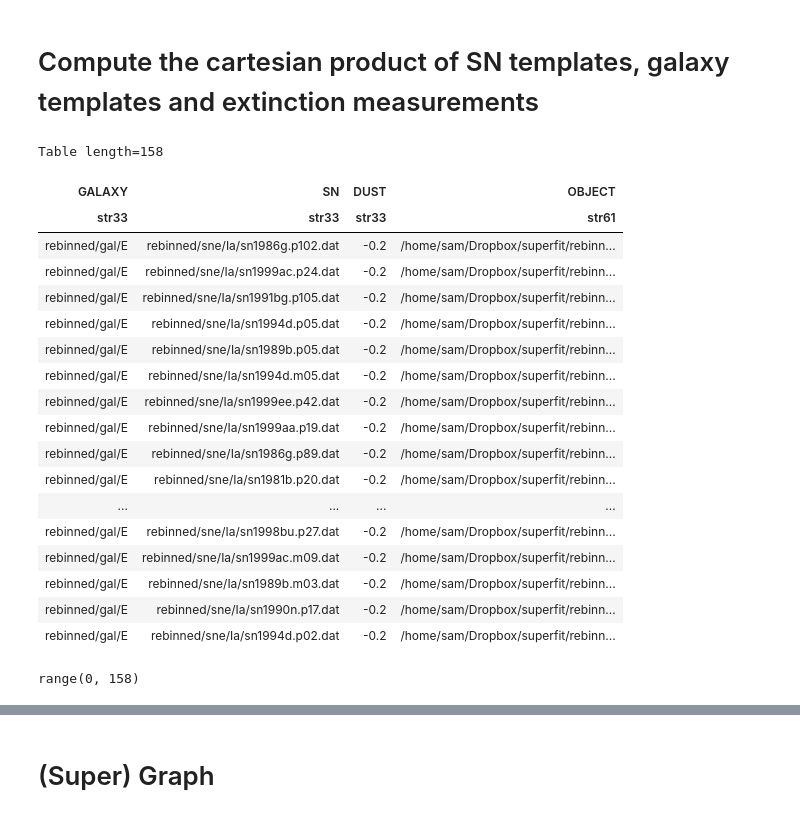
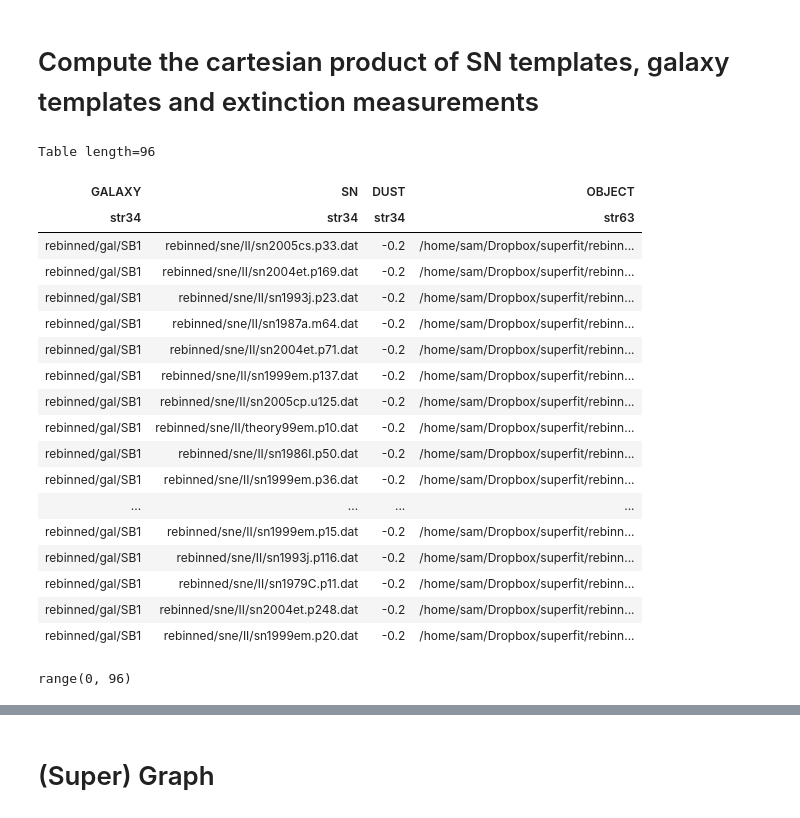
Before and after one commit to oyaron/NGSF, a Jupyter notebook: BFF.ipynb, the cells around one changed output, grey strips where cells are left out. Drawn from its saved outputs; the diff is of its cells as text; code cells hidden in the pictures.

```diff
--- a/BFF.ipynb
+++ b/BFF.ipynb
@@ -216,47 +216,48 @@ templates_dust = np.array([-0.2, 0.1])
 ## Truncate templates SN, HG
 # %%
 #Truncate the SN
-templates_sn_trunc = select_templates(templates_sn, ['/Ia/'])
+templates_sn_trunc = select_templates(templates_sn, ['/II/'])
 #templates_sn_trunc = select_templates(templates_sn, ['/Ib/','/Ic/'])
 
 #Truncate the host galaxy
-templates_gal_trunc = select_templates(templates_gal, ['/E'])
+#templates_gal_trunc = select_templates(templates_gal, ['/E', '/S0', '/Sa','/SB1','/SB2','/SB3','/SB4','/SB5','/SB6'])
+templates_gal_trunc = select_templates(templates_gal, ['/SB1'])
 # %% [markdown]
 # Compute the cartesian product of SN templates, galaxy templates and extinction measurements
 # %%
 cartesian_product_all=cartesian_product(*[templates_gal_trunc[:1], templates_sn_trunc, templates_dust[:1]])
 cartesian_product_all=table.Table(cartesian_product_all, names=('GALAXY', 'SN', 'DUST'))
 
 #In brakets here is the number of template I'm using to match
-cartesian_product_all['OBJECT']=["/home/sam/Dropbox/superfit/rebinned/combined/sn1991t.p15.Ia.E"]
+cartesian_product_all['OBJECT']=["/home/sam/Dropbox/superfit/rebinned/combined/sn1979C.p72.II.SB1"]
 
 
 cartesian_product_all
 # %% [output]
-Table length=158
+Table length=96
 | GALAXY | SN | DUST | OBJECT |
-| str33 | str33 | str33 | str61 |
-| rebinned/gal/E | rebinned/sne/Ia/sn1986g.p102.dat | -0.2 | /home/sam/Dropbox/superfit/rebinn... |
-| rebinned/gal/E | rebinned/sne/Ia/sn1999ac.p24.dat | -0.2 | /home/sam/Dropbox/superfit/rebinn... |
-| rebinned/gal/E | rebinned/sne/Ia/sn1991bg.p105.dat | -0.2 | /home/sam/Dropbox/superfit/rebinn... |
-| rebinned/gal/E | rebinned/sne/Ia/sn1994d.p05.dat | -0.2 | /home/sam/Dropbox/superfit/rebinn... |
-| rebinned/gal/E | rebinned/sne/Ia/sn1989b.p05.dat | -0.2 | /home/sam/Dropbox/superfit/rebinn... |
-| rebinned/gal/E | rebinned/sne/Ia/sn1994d.m05.dat | -0.2 | /home/sam/Dropbox/superfit/rebinn... |
-| rebinned/gal/E | rebinned/sne/Ia/sn1999ee.p42.dat | -0.2 | /home/sam/Dropbox/superfit/rebinn... |
-| rebinned/gal/E | rebinned/sne/Ia/sn1999aa.p19.dat | -0.2 | /home/sam/Dropbox/superfit/rebinn... |
-| rebinned/gal/E | rebinned/sne/Ia/sn1986g.p89.dat | -0.2 | /home/sam/Dropbox/superfit/rebinn... |
-| rebinned/gal/E | rebinned/sne/Ia/sn1981b.p20.dat | -0.2 | /home/sam/Dropbox/superfit/rebinn... |
+| str34 | str34 | str34 | str63 |
+| rebinned/gal/SB1 | rebinned/sne/II/sn2005cs.p33.dat | -0.2 | /home/sam/Dropbox/superfit/rebinn... |
+| rebinned/gal/SB1 | rebinned/sne/II/sn2004et.p169.dat | -0.2 | /home/sam/Dropbox/superfit/rebinn... |
+| rebinned/gal/SB1 | rebinned/sne/II/sn1993j.p23.dat | -0.2 | /home/sam/Dropbox/superfit/rebinn... |
+| rebinned/gal/SB1 | rebinned/sne/II/sn1987a.m64.dat | -0.2 | /home/sam/Dropbox/superfit/rebinn... |
+| rebinned/gal/SB1 | rebinned/sne/II/sn2004et.p71.dat | -0.2 | /home/sam/Dropbox/superfit/rebinn... |
+| rebinned/gal/SB1 | rebinned/sne/II/sn1999em.p137.dat | -0.2 | /home/sam/Dropbox/superfit/rebinn... |
+| rebinned/gal/SB1 | rebinned/sne/II/sn2005cp.u125.dat | -0.2 | /home/sam/Dropbox/superfit/rebinn... |
+| rebinned/gal/SB1 | rebinned/sne/II/theory99em.p10.dat | -0.2 | /home/sam/Dropbox/superfit/rebinn... |
+| rebinned/gal/SB1 | rebinned/sne/II/sn1986I.p50.dat | -0.2 | /home/sam/Dropbox/superfit/rebinn... |
+| rebinned/gal/SB1 | rebinned/sne/II/sn1999em.p36.dat | -0.2 | /home/sam/Dropbox/superfit/rebinn... |
 | ... | ... | ... | ... |
-| rebinned/gal/E | rebinned/sne/Ia/sn1998bu.p27.dat | -0.2 | /home/sam/Dropbox/superfit/rebinn... |
-| rebinned/gal/E | rebinned/sne/Ia/sn1999ac.m09.dat | -0.2 | /home/sam/Dropbox/superfit/rebinn... |
-| rebinned/gal/E | rebinned/sne/Ia/sn1989b.m03.dat | -0.2 | /home/sam/Dropbox/superfit/rebinn... |
-| rebinned/gal/E | rebinned/sne/Ia/sn1990n.p17.dat | -0.2 | /home/sam/Dropbox/superfit/rebinn... |
-| rebinned/gal/E | rebinned/sne/Ia/sn1994d.p02.dat | -0.2 | /home/sam/Dropbox/superfit/rebinn... |
+| rebinned/gal/SB1 | rebinned/sne/II/sn1999em.p15.dat | -0.2 | /home/sam/Dropbox/superfit/rebinn... |
+| rebinned/gal/SB1 | rebinned/sne/II/sn1993j.p116.dat | -0.2 | /home/sam/Dropbox/superfit/rebinn... |
+| rebinned/gal/SB1 | rebinned/sne/II/sn1979C.p11.dat | -0.2 | /home/sam/Dropbox/superfit/rebinn... |
+| rebinned/gal/SB1 | rebinned/sne/II/sn2004et.p248.dat | -0.2 | /home/sam/Dropbox/superfit/rebinn... |
+| rebinned/gal/SB1 | rebinned/sne/II/sn1999em.p20.dat | -0.2 | /home/sam/Dropbox/superfit/rebinn... |
 # %%
 index_array=range(len(cartesian_product_all))
 index_array
 # %% [output]
-range(0, 158)
+range(0, 96)
 # %%
 %%capture
 output=wrapper_fit(cartesian_product_all[0])
```
Also changed, not shown: parts of 10 cells of this notebook.
